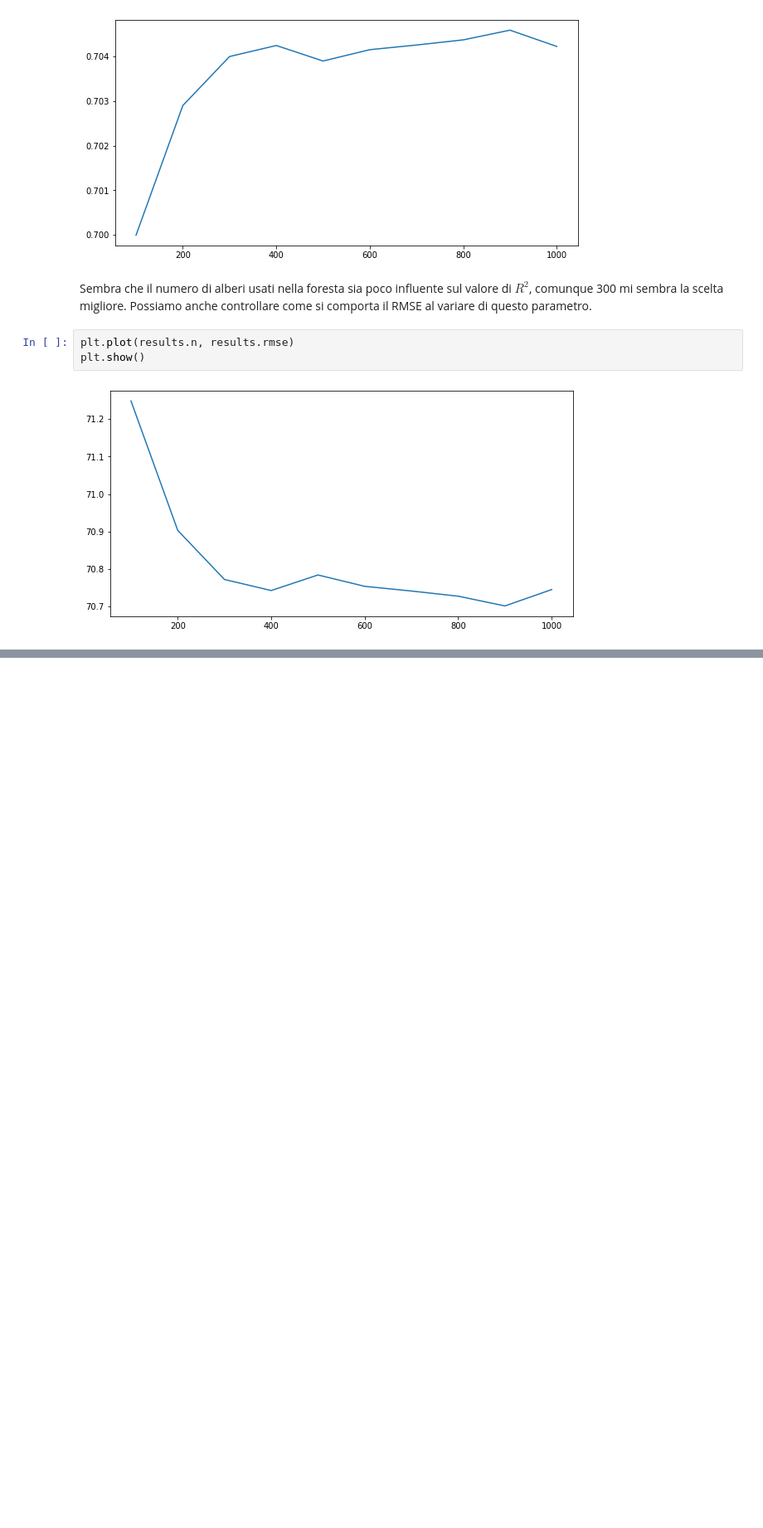
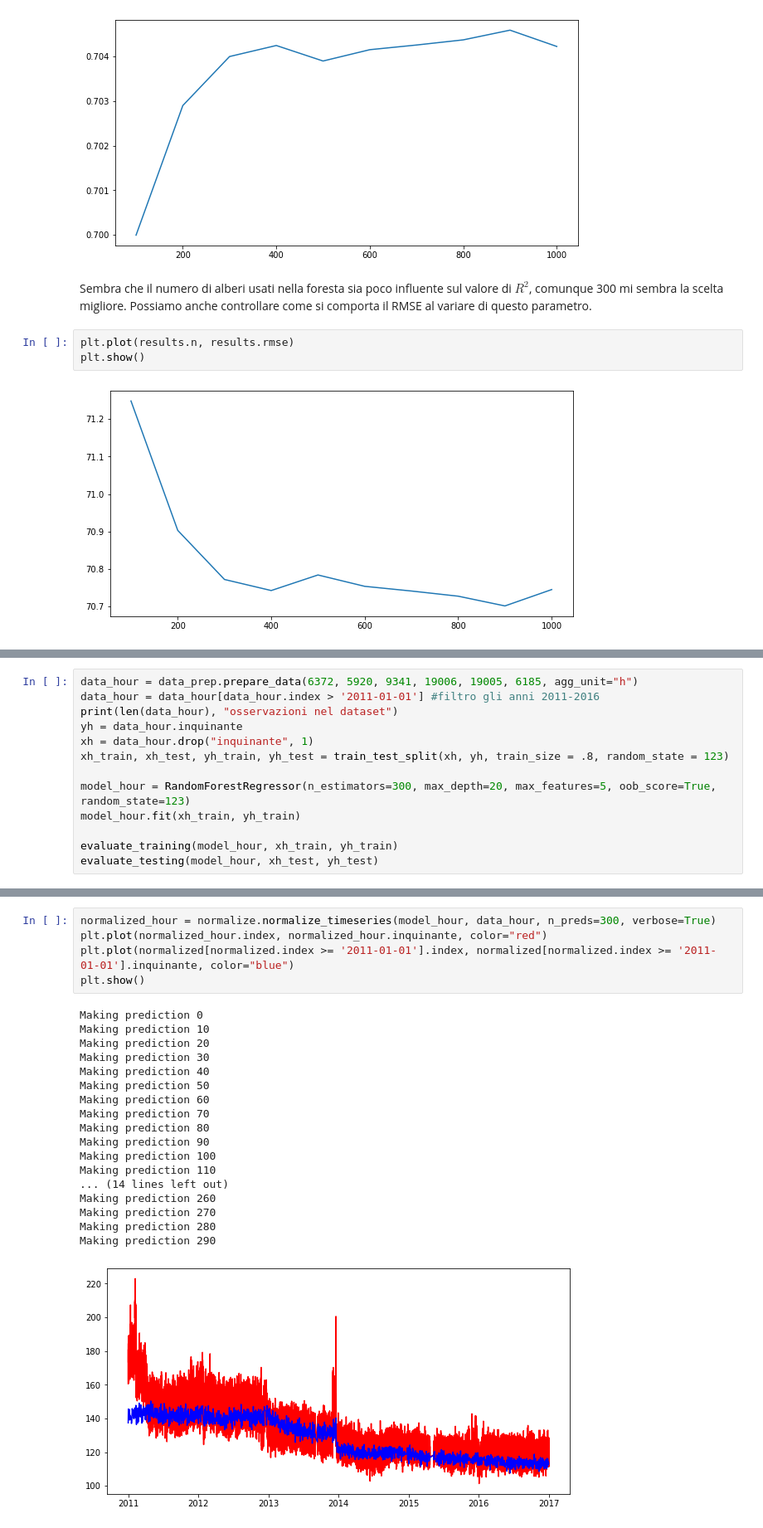
Before and after one commit to MarcoBelotti96/Tesi, a Jupyter notebook: src/RandomForest.ipynb, the cells around one changed output, grey strips where cells are left out. Shown: that part at 83% size. Saved outputs shown, nothing was run; the diff lists cells and outputs as text; blank space fills up the shorter version.

```diff
--- a/src/RandomForest.ipynb
+++ b/src/RandomForest.ipynb
@@ -332,0 +321,13 @@ Sembra che anche questo parametro abbia relativamente poca influenza sulle prest
+# %%
+data_hour = data_prep.prepare_data(6372, 5920, 9341, 19006, 19005, 6185, agg_unit="h")
+data_hour = data_hour[data_hour.index > '2011-01-01'] #filtro gli anni 2011-2016
+print(len(data_hour), "osservazioni nel dataset")
+yh = data_hour.inquinante
+xh = data_hour.drop("inquinante", 1)
+xh_train, xh_test, yh_train, yh_test = train_test_split(xh, yh, train_size = .8, random_state = 123)
+
+model_hour = RandomForestRegressor(n_estimators=300, max_depth=20, max_features=5, oob_score=True, random_state=123)
+model_hour.fit(xh_train, yh_train)
+
+evaluate_training(model_hour, xh_train, yh_train)
+evaluate_testing(model_hour, xh_test, yh_test)
@@ -332,0 +350,24 @@ Sembra che anche questo parametro abbia relativamente poca influenza sulle prest
+# %%
+normalized_hour = normalize.normalize_timeseries(model_hour, data_hour, n_preds=300, verbose=True)
+plt.plot(normalized_hour.index, normalized_hour.inquinante, color="red")
+plt.plot(normalized[normalized.index >= '2011-01-01'].index, normalized[normalized.index >= '2011-01-01'].inquinante, color="blue")
+plt.show()
+# %% [output]
+Making prediction 0
+Making prediction 10
+Making prediction 20
+Making prediction 30
+Making prediction 40
+Making prediction 50
+Making prediction 60
+Making prediction 70
+Making prediction 80
+Making prediction 90
+Making prediction 100
+Making prediction 110
+... (14 lines left out)
+Making prediction 260
+Making prediction 270
+Making prediction 280
+Making prediction 290
+[figure, added]
```
Also changed, not shown: parts of 33 cells of this notebook, 2 other files.
